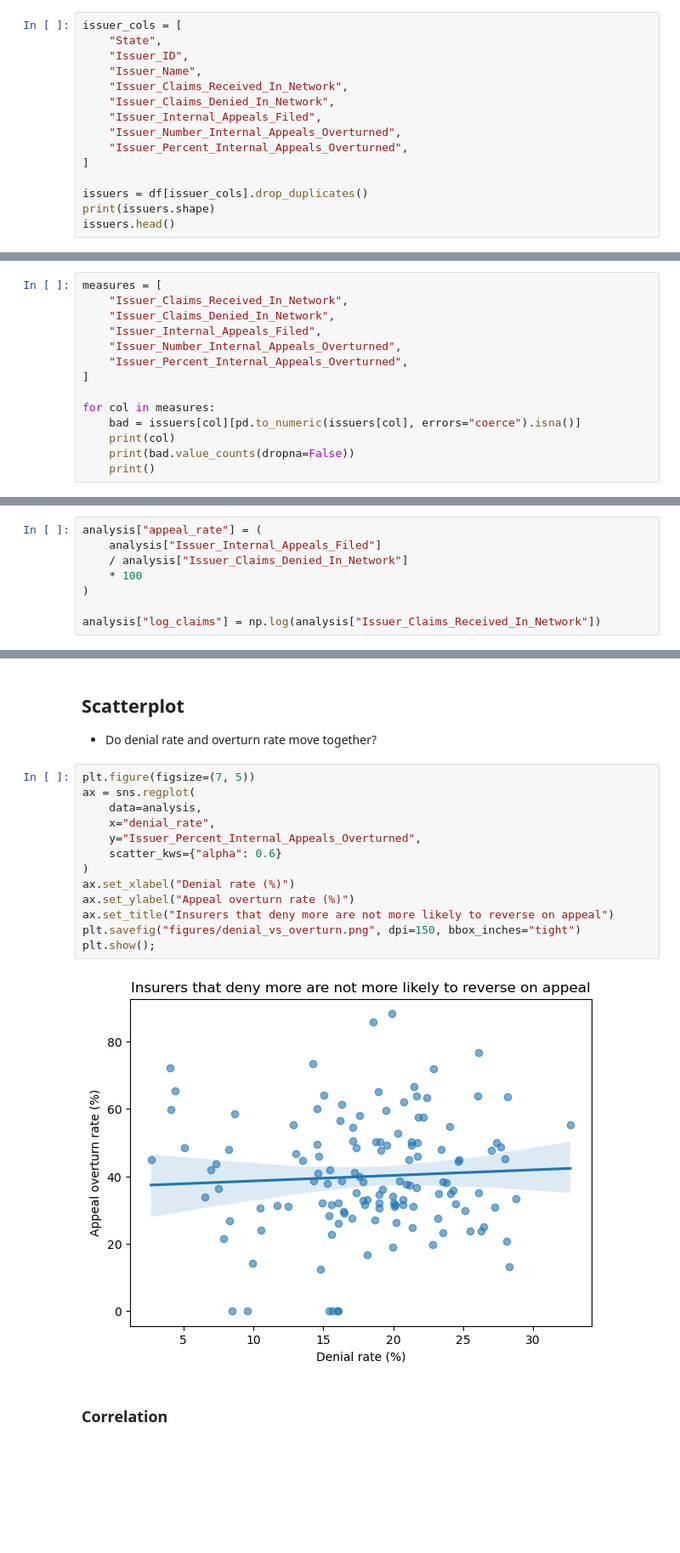
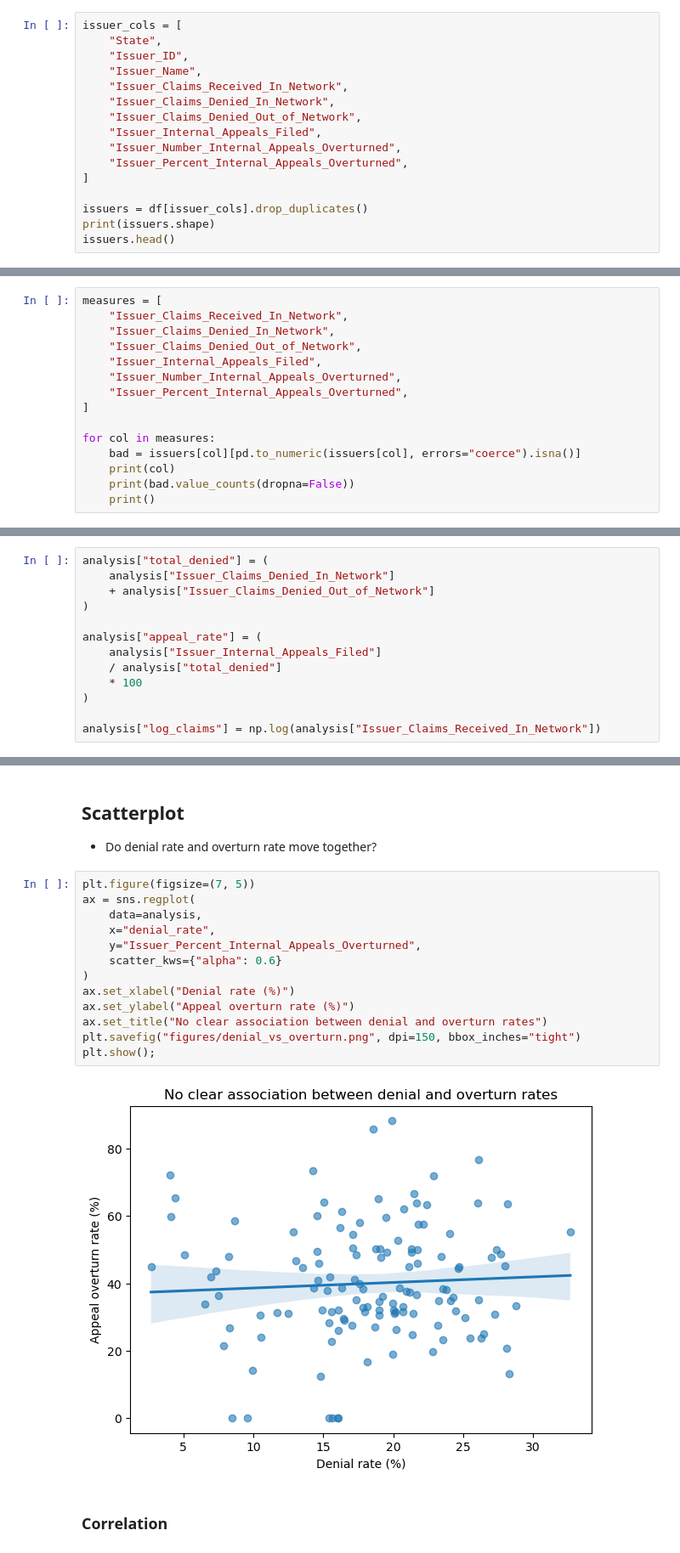
Before and after one commit to wanjirurandolph/Marketplace-Denials-Analysis, a Jupyter notebook: analysis.ipynb, the cells around one changed output, grey strips where cells are left out. Shown at 85% size. Drawn from its saved outputs; the diff is of its cells as text; blank space fills up the shorter version.

Commit message:
Update findings with corrected appeal rate, add methods section, fix wording

```diff
--- a/analysis.ipynb
+++ b/analysis.ipynb
@@ -225,6 +232,7 @@ issuer_cols = [
     "Issuer_Name",
     "Issuer_Claims_Received_In_Network",
     "Issuer_Claims_Denied_In_Network",
+    "Issuer_Claims_Denied_Out_of_Network",
     "Issuer_Internal_Appeals_Filed",
     "Issuer_Number_Internal_Appeals_Overturned",
     "Issuer_Percent_Internal_Appeals_Overturned",
@@ -251,6 +259,7 @@ random, and I want to know how many insurers I'm losing and why.
 measures = [
     "Issuer_Claims_Received_In_Network",
     "Issuer_Claims_Denied_In_Network",
+    "Issuer_Claims_Denied_Out_of_Network",
     "Issuer_Internal_Appeals_Filed",
     "Issuer_Number_Internal_Appeals_Overturned",
     "Issuer_Percent_Internal_Appeals_Overturned",
@@ -367,9 +376,14 @@ min      7.564000e+03
 max      5.880674e+07
 Name: Issuer_Claims_Received_In_Network, dtype: float64
 # %%
+analysis["total_denied"] = (
+    analysis["Issuer_Claims_Denied_In_Network"]
+    + analysis["Issuer_Claims_Denied_Out_of_Network"]
+)
+
 analysis["appeal_rate"] = (
     analysis["Issuer_Internal_Appeals_Filed"]
-    / analysis["Issuer_Claims_Denied_In_Network"]
+    / analysis["total_denied"]
     * 100
 )
 
@@ -469,18 +512,18 @@ many of them, since the percentage is computed from a handful of cases.
 # %%
 plt.figure(figsize=(7, 5))
 ax = sns.regplot(
     data=analysis,
     x="denial_rate",
     y="Issuer_Percent_Internal_Appeals_Overturned",
     scatter_kws={"alpha": 0.6}
 )
 ax.set_xlabel("Denial rate (%)")
 ax.set_ylabel("Appeal overturn rate (%)")
-ax.set_title("Insurers that deny more are not more likely to reverse on appeal")
+ax.set_title("No clear association between denial and overturn rates")
 plt.savefig("figures/denial_vs_overturn.png", dpi=150, bbox_inches="tight")
 plt.show();
 # %% [output]
-[figure, old version]
+[figure, new version]
 # %% [markdown]
 ### Correlation
 # %%
```
Also changed, not shown: parts of 16 cells of this notebook, 5 other files.
